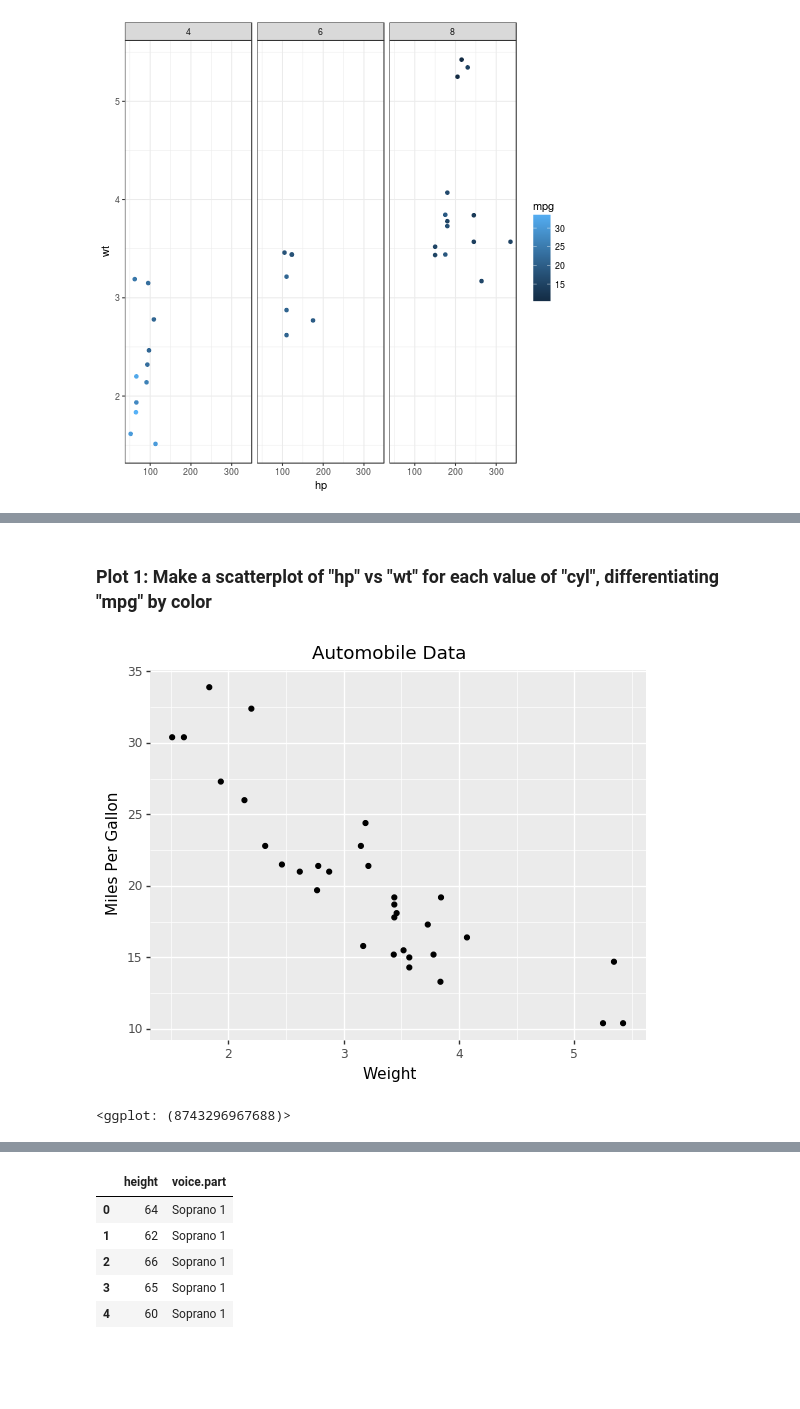
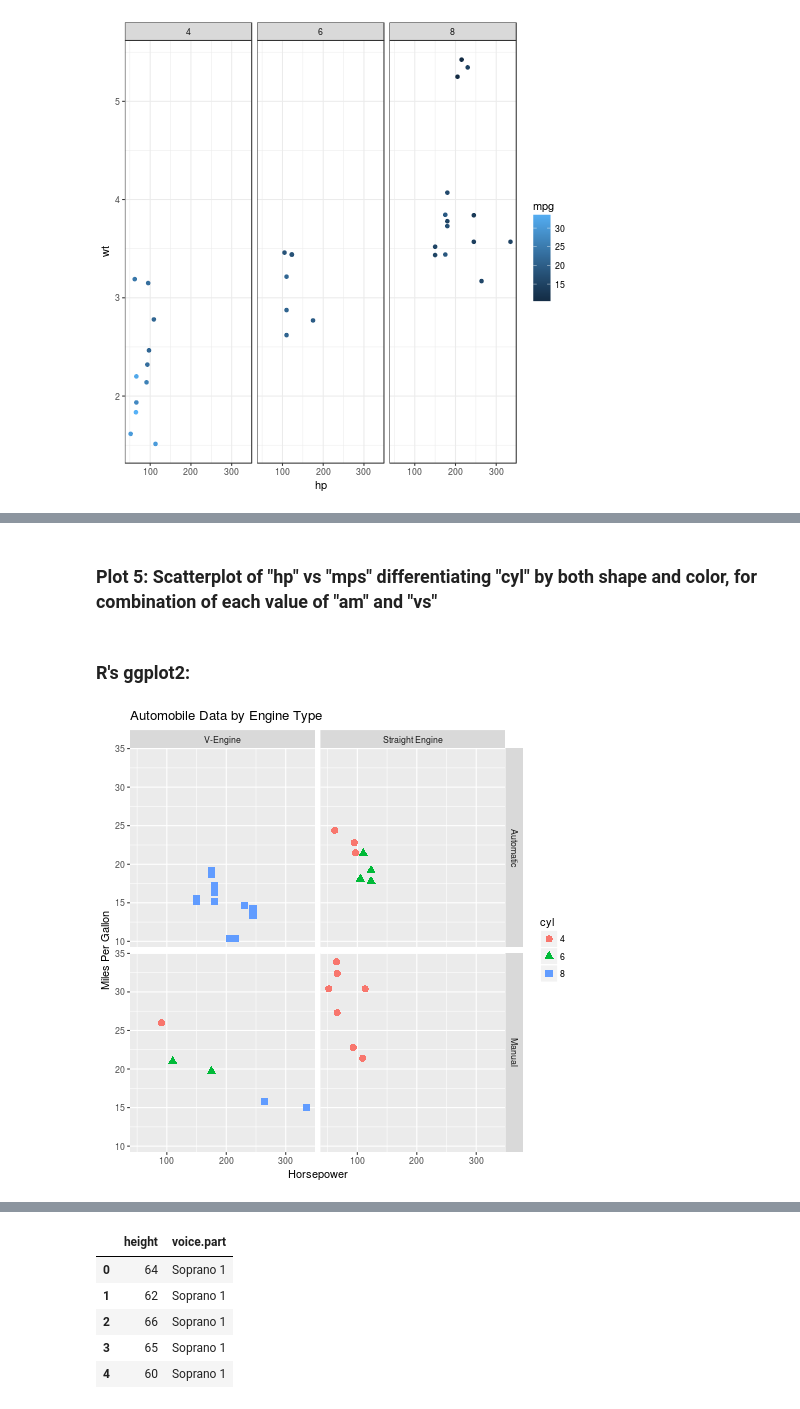
Before and after one commit to kshehzad221/plotnine-vs-ggplot2, a Jupyter notebook: Python plotnine vs R ggplot2.ipynb, the cells around one changed output, grey strips where cells are left out. Saved outputs shown, nothing was run; the diff lists cells and outputs as text; code cells hidden in the pictures; blank space fills up the shorter version.

Commit message:
Revision until Plot 10: Notched box plots

```diff
--- a/plotnine (R ggplot for Python).ipynb
+++ b/Python plotnine vs R ggplot2.ipynb
@@ -59,9 +136,18 @@ facet_wrap("~cyl") + theme_bw()
-# %% [markdown]
-### Plot 1: Make a scatterplot of "hp" vs "wt" for each value of "cyl", differentiating "mpg" by color
+# %% [markdown]
+### Plot 5: Scatterplot of "hp" vs "mps" differentiating "cyl" by both shape and color, for combination of each value of "am" and "vs"
+# %% [markdown]
+### R's ggplot2:
+# %%
+%%R
+mtcars$am <- factor(mtcars$am, levels=c(0,1), labels=c("Automatic", "Manual"))
+mtcars$vs <- factor(mtcars$vs, levels=c(0,1), labels=c("V-Engine", "Straight Engine"))
+mtcars$cyl <- factor(mtcars$cyl)
 # %%
-ggplot(mtcars, aes(x="wt", y="mpg")) + \
-geom_point() + \
-labs(title="Automobile Data", x="Weight", y="Miles Per Gallon")
+%%R
+ggplot(data=mtcars, aes(x=hp, y=mpg, shape=cyl, color=cyl)) +
+geom_point(size=3) +
+facet_grid(am~vs) +
+labs(title="Automobile Data by Engine Type",
+x="Horsepower", y="Miles Per Gallon")
 # %% [output]
-[figure, old version]
+[figure, new version]
-<ggplot: (8743296967688)>
```
Also changed, not shown: parts of 95 cells of this notebook, 1 other file.
